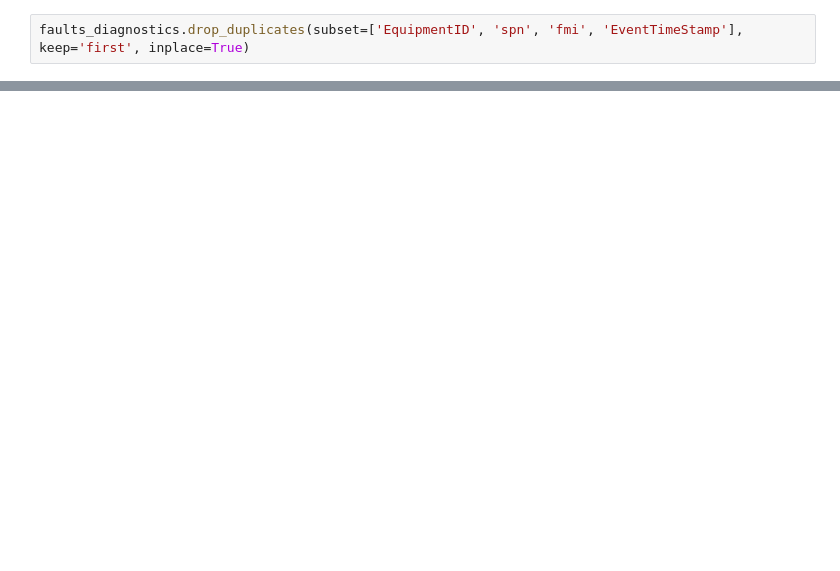
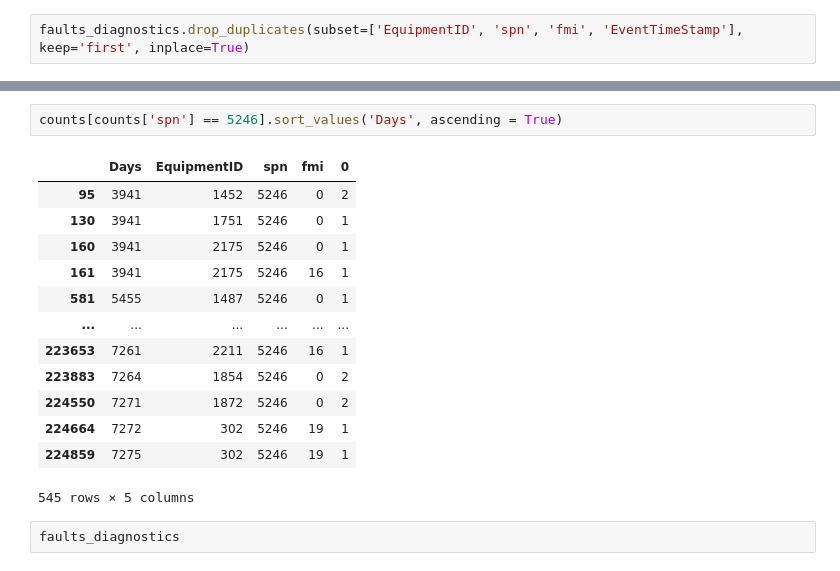
Before and after one commit to hcgreer/big_g_express-data-detectives, a Jupyter notebook: Big_G_New_Dataframes.ipynb, the cells around one changed output, grey strips where cells are left out. Cells and saved outputs as stored; diff of their text form; blank space fills up the shorter version.

```diff
--- a/Big_G_New_Dataframes.ipynb
+++ b/Big_G_New_Dataframes.ipynb
@@ -83,0 +184,18 @@ faults_diagnostics.head()
+# %%
+counts[counts['spn'] == 5246].sort_values('Days', ascending = True)
+# %% [output]
+|  | Days | EquipmentID | spn | fmi | 0 |
+| 95 | 3941 | 1452 | 5246 | 0 | 2 |
+| 130 | 3941 | 1751 | 5246 | 0 | 1 |
+| 160 | 3941 | 2175 | 5246 | 0 | 1 |
+| 161 | 3941 | 2175 | 5246 | 16 | 1 |
+| 581 | 5455 | 1487 | 5246 | 0 | 1 |
+| ... | ... | ... | ... | ... | ... |
+| 223653 | 7261 | 2211 | 5246 | 16 | 1 |
+| 223883 | 7264 | 1854 | 5246 | 0 | 2 |
+| 224550 | 7271 | 1872 | 5246 | 0 | 2 |
+| 224664 | 7272 | 302 | 5246 | 19 | 1 |
+| 224859 | 7275 | 302 | 5246 | 19 | 1 |
+545 rows × 5 columns
+# %%
+faults_diagnostics
```
Also changed, not shown: parts of 16 cells of this notebook.
